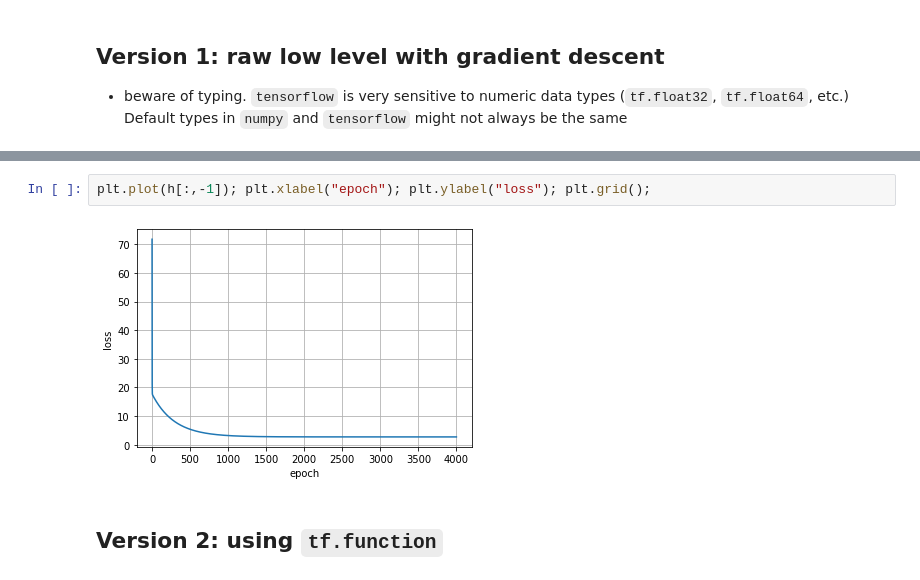
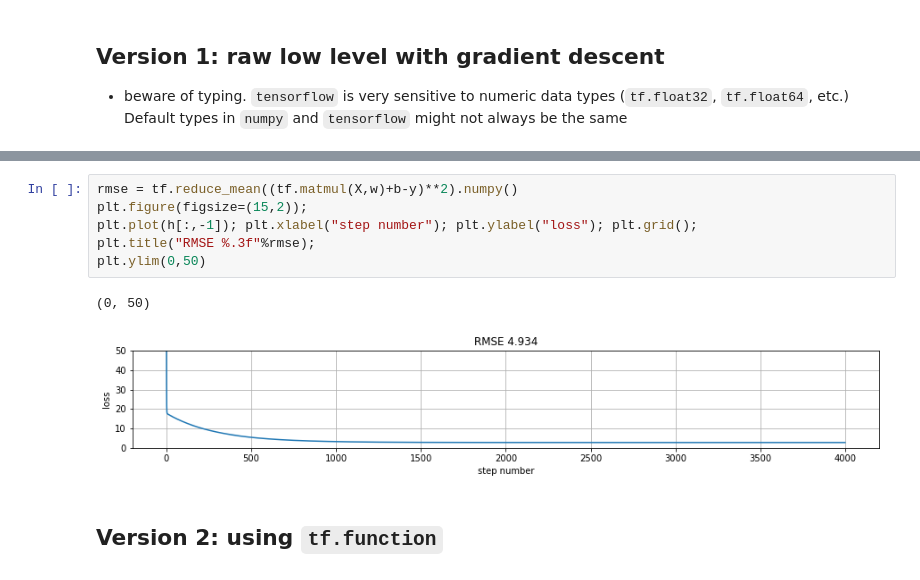
Before and after one commit to rramosp/2020.deeplearning, a Jupyter notebook: U3.02 - Tensorflow for symbolic computing and optimization.ipynb, the cells around one changed output, grey strips where cells are left out. Cells and saved outputs as stored; diff of their text form.

```diff
--- a/U3.02 - Tensorflow for symbolic computing and optimization.ipynb
+++ b/U3.02 - Tensorflow for symbolic computing and optimization.ipynb
@@ -126,7 +122,12 @@ print (b.numpy(), w.numpy())
-# %%
-plt.plot(h[:,-1]); plt.xlabel("epoch"); plt.ylabel("loss"); plt.grid();
-# %% [output]
-[figure, removed]
+# %%
+rmse = tf.reduce_mean((tf.matmul(X,w)+b-y)**2).numpy()
+plt.figure(figsize=(15,2));
+plt.plot(h[:,-1]); plt.xlabel("step number"); plt.ylabel("loss"); plt.grid();
+plt.title("RMSE %.3f"%rmse);
+plt.ylim(0,50)
+# %% [output]
+(0, 50)
+[figure, added]
 # %% [markdown]
 ## Version 2: using `tf.function`
 # %%
```
Also changed, not shown: parts of 41 cells of this notebook, 1 other file.
